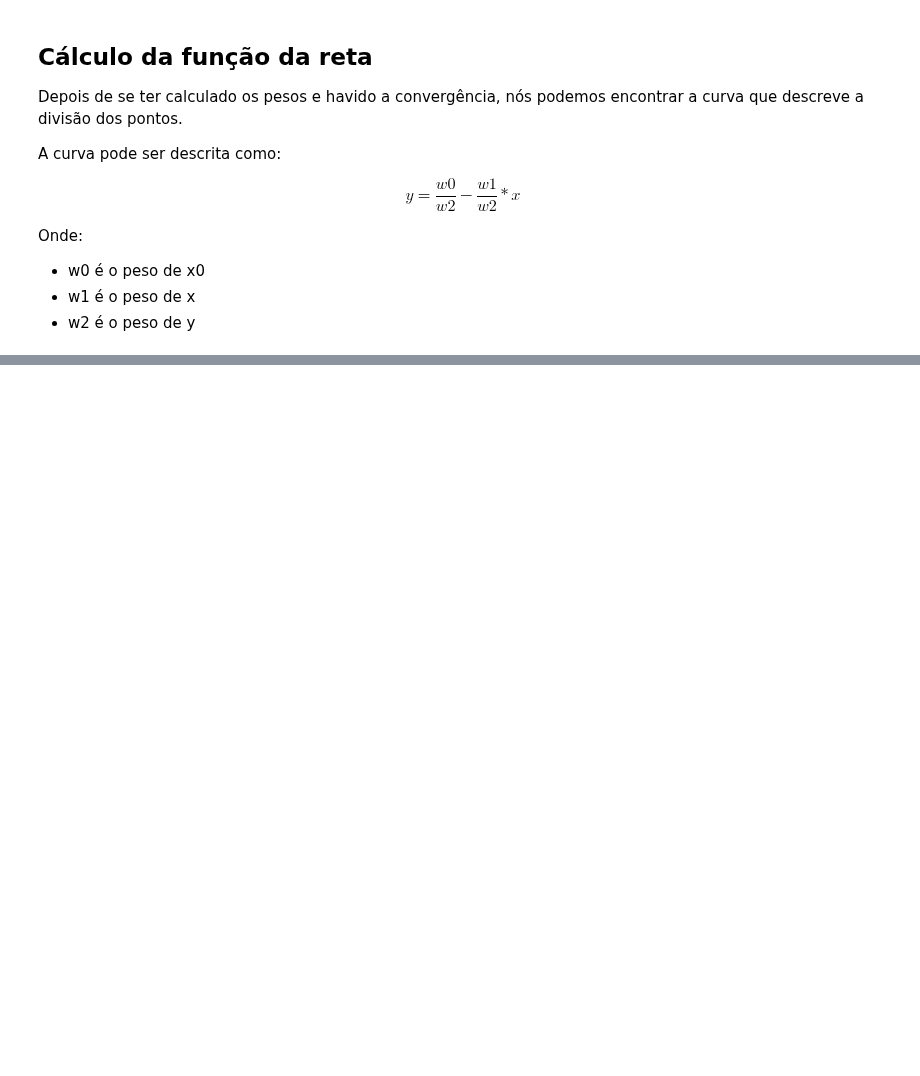
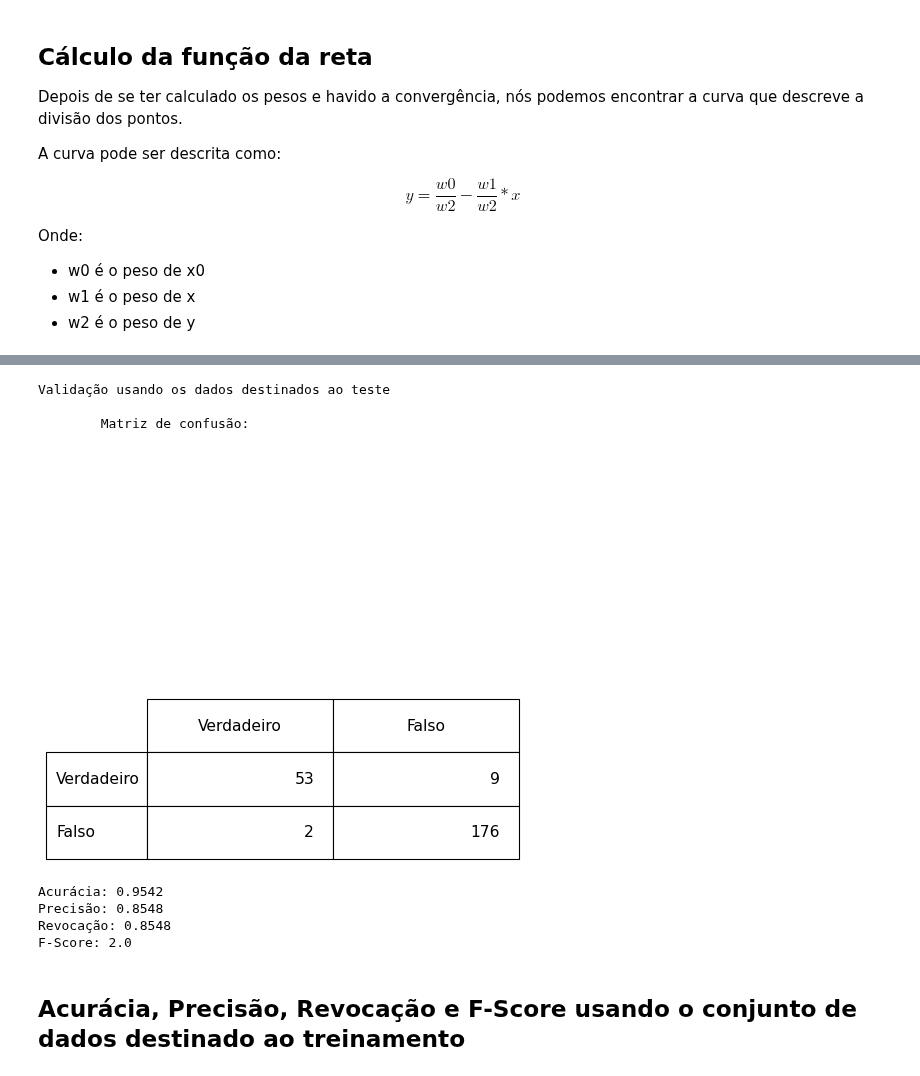
Before and after one commit to levidasilvalima/RNA-PP2, a Jupyter notebook: Parte3/PP2_parte3.ipynb, the cells around one changed output, grey strips where cells are left out. Saved outputs shown, nothing was run; the diff lists cells and outputs as text; code cells hidden in the pictures; blank space fills up the shorter version.

Commit message:
add métricas de validação

```diff
--- a/Parte3/PP2_parte3.ipynb
+++ b/Parte3/PP2_parte3.ipynb
@@ -275,3 +286,64 @@ Texto aqui
+# %%
+#Temporários
+fa = 0                          # Funcao de ativacao
+erros = 0
+acertos = 0
+matriz_confusao = [[0, 0], [0, 0]]
+
+for i in range(len(vetor1_teste)):
+  vetor_res_temp = round((x0*pesos[0]) + (vetor1_teste[i]*pesos[1]) + (vetor2_teste[i]*pesos[2]), 4)
+  fa = funcao_ativacao(vetor_res_temp)
+
+  if (fa != vetor_resposta_teste[i]): #Se estiver errado
+    erros = erros + 1
+    if (fa): # Falso Positivo
+      matriz_confusao[0][1] = matriz_confusao[0][1] + 1
+    else: # Falso Negativo
+      matriz_confusao[1][0] = matriz_confusao[1][0] + 1
+  else:
+    acertos = acertos + 1
+    if (fa): # Vedadeiro Positivo
+      matriz_confusao[0][0] = matriz_confusao[0][0] + 1
+    else: # Verdadeiro Negativo
+      matriz_confusao[1][1] = matriz_confusao[1][1] + 1
+
+columns = ("Verdadeiro", "Falso")
+rows = ("Verdadeiro", "Falso")
+
+fig = plt.figure(dpi = 80)
+ax = fig.add_subplot(1, 1, 1)
+
+table = ax.table(cellText=matriz_confusao, rowLabels=rows, colLabels=columns)
+table.set_fontsize(14)
+table.scale(1,4)
+ax.axis('off')
+
+print("Validação usando os dados destinados ao teste")
+print("\n\tMatriz de confusão:")
+plt.show()
+
+acuracia = round((matriz_confusao[0][0] + matriz_confusao[1][1]) / (matriz_confusao[0][0] + matriz_confusao[0][1] + matriz_confusao[1][0] + matriz_confusao[1][1]), 4)
+print("Acurácia:", acuracia)
+
+precisao = round(matriz_confusao[0][0] / (matriz_confusao[0][0] + matriz_confusao[0][1]), 4)
+print("Precisão:", precisao)
+
+revocacao = round(matriz_confusao[0][0] / (matriz_confusao[0][0] + matriz_confusao[0][1]), 4)
+print("Revocação:", revocacao)
+
+fscore = round( 2 * (precisao + revocacao) / (precisao + revocacao) ,4)
+print("F-Score:", fscore)
+# %% [output]
+Validação usando os dados destinados ao teste
+
+        Matriz de confusão:
+[figure, added]
+Acurácia: 0.9542
+Precisão: 0.8548
+Revocação: 0.8548
+F-Score: 2.0
+# %% [markdown]
+## Acurácia, Precisão, Revocação e F-Score usando o conjunto de dados destinado ao treinamento
 # %%
 #Temporários
 fa = 0                          # Funcao de ativacao
```
Also changed, not shown: parts of 12 cells of this notebook.
